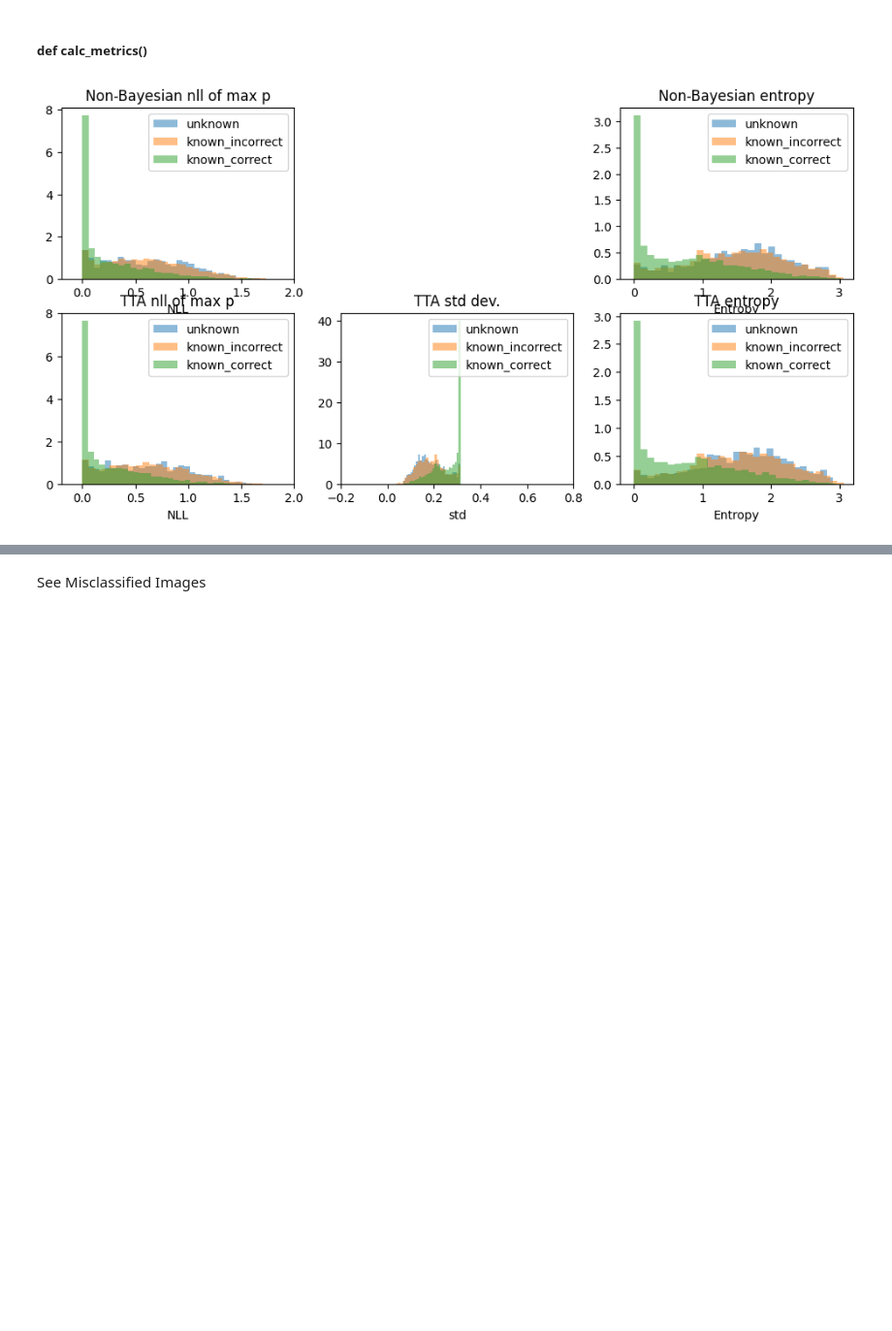
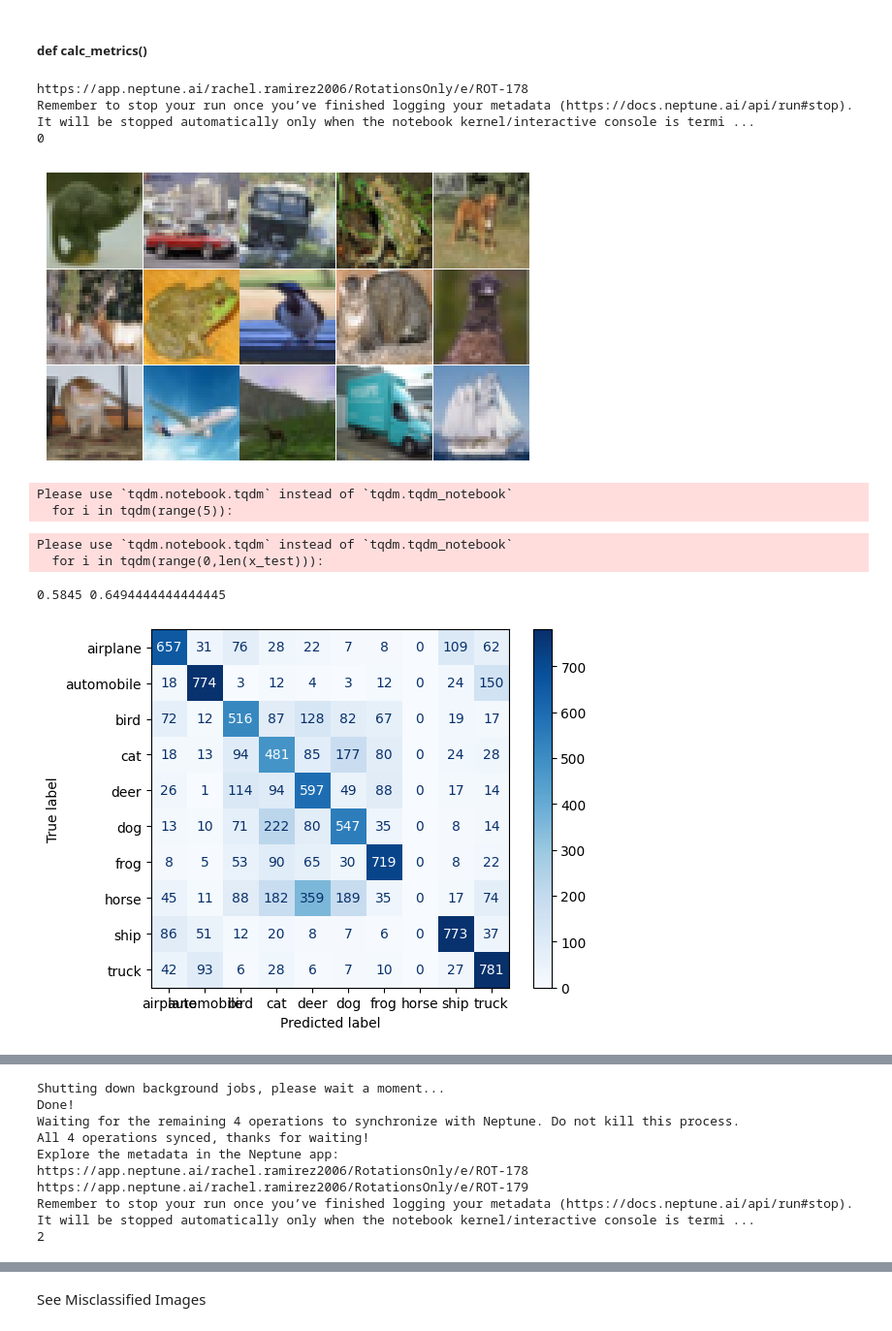
Before and after one commit to RachelRamirez/tta, a Jupyter notebook: TTA_experiments_only.ipynb, the cells around one changed output, grey strips where cells are left out. Shown at 97% size. Saved outputs shown, nothing was run; the diff lists cells and outputs as text; code cells hidden in the pictures; blank space fills up the shorter version.

```diff
--- a/TTA_experiments_only.ipynb
+++ b/TTA_experiments_only.ipynb
@@ -709,7 +709,7 @@ def calc_metrics():
 
 
 # create a dictionary of  parameters to pass to data_generator
-for rot_degree in range(1,10,2):
+for rot_degree in range(0,20,2):
   run = new_run()
 
   print(rot_degree)
@@ -752,31 +752,40 @@ for rot_degree in range(1,10,2):
           plt.xlim(xlim)
 
   plt.figure(figsize=(12,12))
 
   # Non-Bayesian
   plt.subplot(4,3,1)
   plot_hists_basic(nll, "Non-Bayesian nll of max p", "NLL", [-0.2,2])
   plt.subplot(4,3,2)
   plt.axis("off")
   plt.subplot(4,3,3)
   plot_hists_basic(entropy, "Non-Bayesian entropy", "Entropy", [-0.2,3.2])
 
 
 
 
   # w/TTA Methods
   plt.subplot(4,3,4)
   plot_hists(nll_tta, "TTA nll of max p", "NLL", [-0.2,2])
   plt.subplot(4,3,5)
   plot_hists(pred_std_tta, "TTA std dev.", "std", [-0.2,0.8])
   plt.subplot(4,3,6)
   plot_hists(entropy_tta, "TTA entropy", "Entropy", [-0.2,3.2])
 
 
 
 
   plt.show()
 
   run.stop()
 # %% [output]
+https://app.neptune.ai/rachel.ramirez2006/RotationsOnly/e/ROT-178
+Remember to stop your run once you’ve finished logging your metadata (https://docs.neptune.ai/api/run#stop). It will be stopped automatically only when the notebook kernel/interactive console is termi ...
+0
-[figure, old version]
+[figure, new version]
+Please use `tqdm.notebook.tqdm` instead of `tqdm.tqdm_notebook`
+  for i in tqdm(range(5)):
+Please use `tqdm.notebook.tqdm` instead of `tqdm.tqdm_notebook`
+  for i in tqdm(range(0,len(x_test))):
+0.5845 0.6494444444444445
+[figure, added]
@@ -782,0 +793,9 @@ for rot_degree in range(1,10,2):
+Shutting down background jobs, please wait a moment...
+Done!
+Waiting for the remaining 4 operations to synchronize with Neptune. Do not kill this process.
+All 4 operations synced, thanks for waiting!
+Explore the metadata in the Neptune app:
+https://app.neptune.ai/rachel.ramirez2006/RotationsOnly/e/ROT-178
+https://app.neptune.ai/rachel.ramirez2006/RotationsOnly/e/ROT-179
+Remember to stop your run once you’ve finished logging your metadata (https://docs.neptune.ai/api/run#stop). It will be stopped automatically only when the notebook kernel/interactive console is termi ...
+2
```
Also changed, not shown: parts of 6 cells of this notebook.
